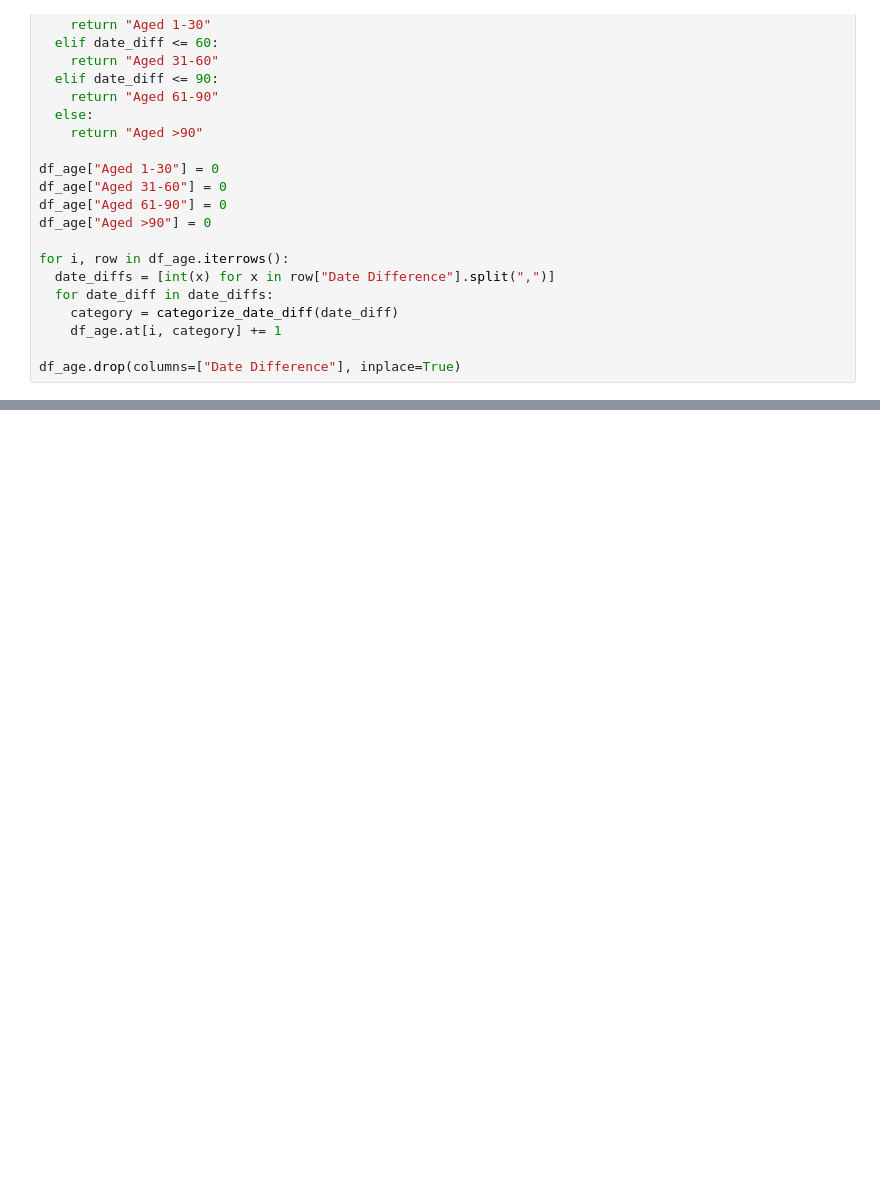
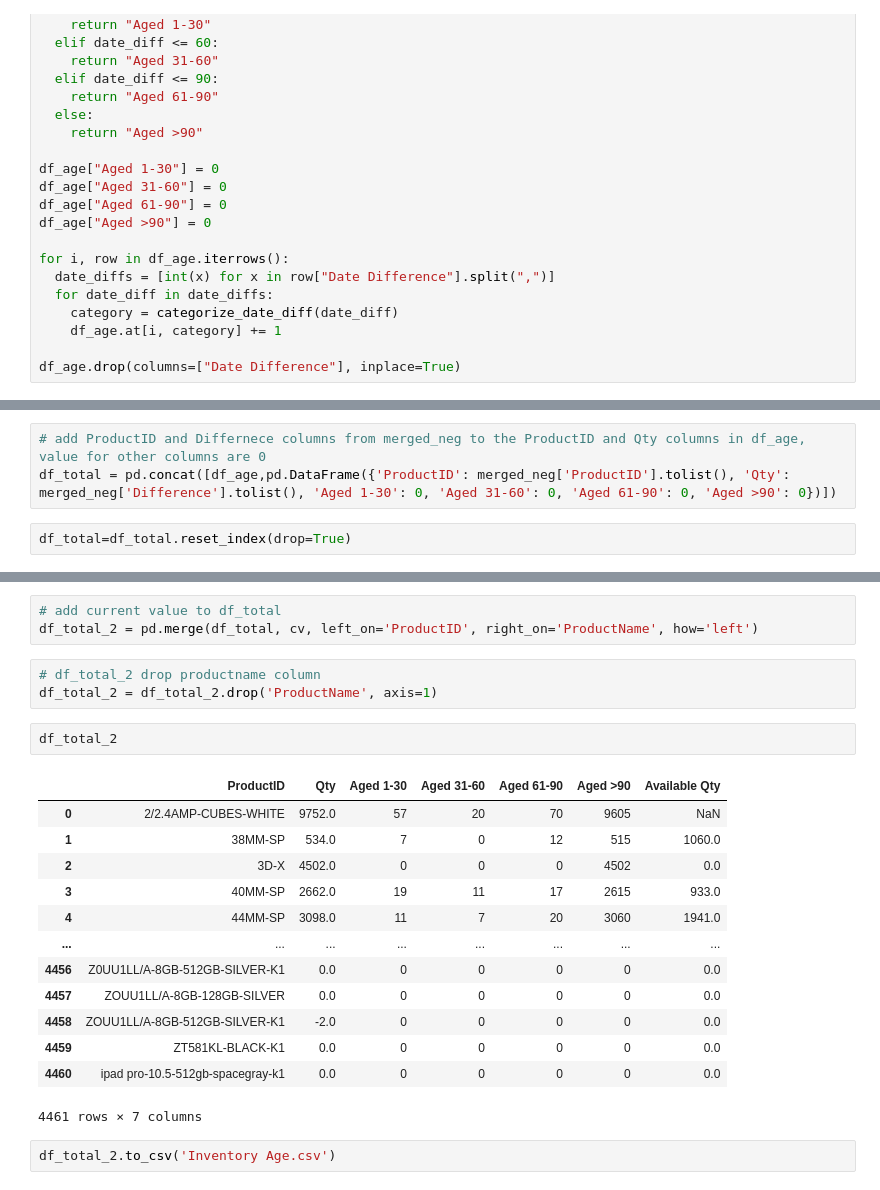
Before and after one commit to snowrabbitxyl/Inventory-Aging-Report-in-Python, a Jupyter notebook: Inventory_Aging.ipynb, the cells around one changed output, grey strips where cells are left out. Cells and saved outputs as stored; diff of their text form; blank space fills up the shorter version.

```diff
--- a/Inventory_Aging.ipynb
+++ b/Inventory_Aging.ipynb
@@ -99,0 +309,5 @@ df_age
+# %%
+# add ProductID and Differnece columns from merged_neg to the ProductID and Qty columns in df_age, value for other columns are 0
+df_total = pd.concat([df_age,pd.DataFrame({'ProductID': merged_neg['ProductID'].tolist(), 'Qty': merged_neg['Difference'].tolist(), 'Aged 1-30': 0, 'Aged 31-60': 0, 'Aged 61-90': 0, 'Aged >90': 0})])
+# %%
+df_total=df_total.reset_index(drop=True)
@@ -99,0 +330,24 @@ df_age
+# %%
+# add current value to df_total
+df_total_2 = pd.merge(df_total, cv, left_on='ProductID', right_on='ProductName', how='left')
+# %%
+# df_total_2 drop productname column
+df_total_2 = df_total_2.drop('ProductName', axis=1)
+# %%
+df_total_2
+# %% [output]
+|  | ProductID | Qty | Aged 1-30 | Aged 31-60 | Aged 61-90 | Aged >90 | Available Qty |
+| 0 | 2/2.4AMP-CUBES-WHITE | 9752.0 | 57 | 20 | 70 | 9605 | NaN |
+| 1 | 38MM-SP | 534.0 | 7 | 0 | 12 | 515 | 1060.0 |
+| 2 | 3D-X | 4502.0 | 0 | 0 | 0 | 4502 | 0.0 |
+| 3 | 40MM-SP | 2662.0 | 19 | 11 | 17 | 2615 | 933.0 |
+| 4 | 44MM-SP | 3098.0 | 11 | 7 | 20 | 3060 | 1941.0 |
+| ... | ... | ... | ... | ... | ... | ... | ... |
+| 4456 | Z0UU1LL/A-8GB-512GB-SILVER-K1 | 0.0 | 0 | 0 | 0 | 0 | 0.0 |
+| 4457 | ZOUU1LL/A-8GB-128GB-SILVER | 0.0 | 0 | 0 | 0 | 0 | 0.0 |
+| 4458 | ZOUU1LL/A-8GB-512GB-SILVER-K1 | -2.0 | 0 | 0 | 0 | 0 | 0.0 |
+| 4459 | ZT581KL-BLACK-K1 | 0.0 | 0 | 0 | 0 | 0 | 0.0 |
+| 4460 | ipad pro-10.5-512gb-spacegray-k1 | 0.0 | 0 | 0 | 0 | 0 | 0.0 |
+4461 rows × 7 columns
+# %%
+df_total_2.to_csv('Inventory Age.csv')
```
Also changed, not shown: parts of 30 cells of this notebook.
